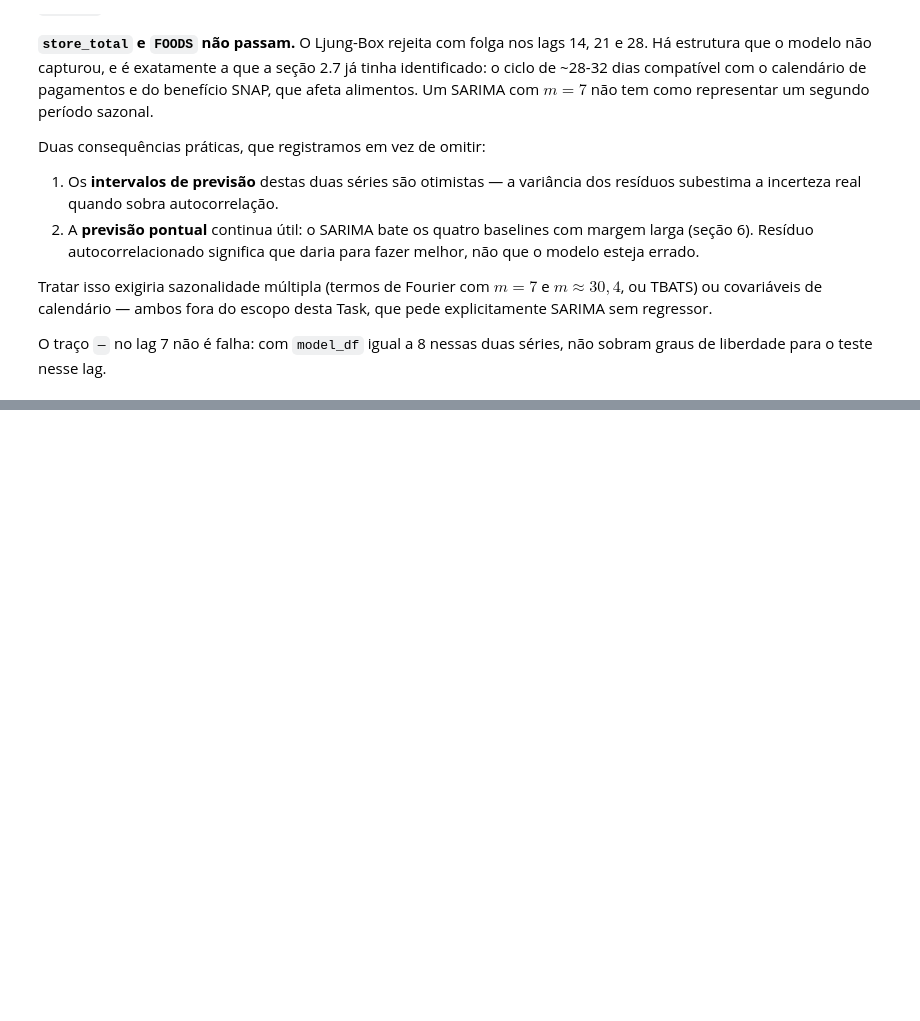
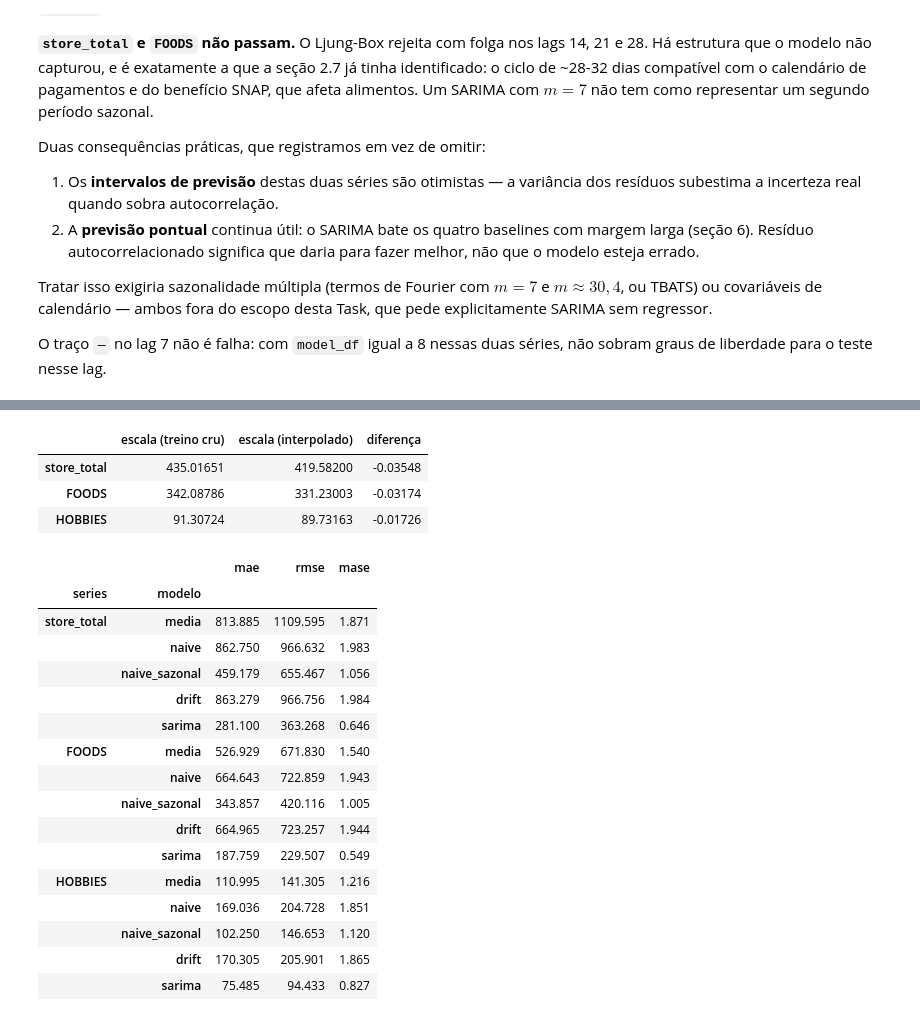
Before and after one commit to Os-Estudiosos/time-series-2026-2, a Jupyter notebook: main.ipynb, the cells around one changed output, grey strips where cells are left out. Cells and saved outputs as stored; diff of their text form; code cells hidden in the pictures; blank space fills up the shorter version.

```diff
--- a/main.ipynb
+++ b/main.ipynb
@@ -1573,0 +1686,64 @@ for i, s in enumerate(SERIES, start=11):
+# %%
+# Recalcula a escala lendo o CSV do zero, exatamente como o corretor faz.
+_bruto = pd.read_csv(DATA / "treino.csv")
+for s in SERIES:
+    _y = _bruto[s].to_numpy(dtype=float)
+    _esperado = float(np.abs(_y[M:] - _y[:-M]).mean())
+    assert abs(ESCALA_MASE[s] - _esperado) < 1e-9, f"escala do MASE divergente em {s}"
+
+escalas = pd.DataFrame({
+    "escala (treino cru)": ESCALA_MASE,
+    "escala (interpolado)": {
+        s: float(np.abs((_z := train_fit[s].to_numpy(float))[M:] - _z[:-M]).mean())
+        for s in SERIES
+    },
+})
+escalas["diferença"] = (escalas["escala (interpolado)"] / escalas["escala (treino cru)"] - 1)
+escalas.round(5)
+# %% [output]
+|  | escala (treino cru) | escala (interpolado) | diferença |
+| store_total | 435.01651 | 419.58200 | -0.03548 |
+| FOODS | 342.08786 | 331.23003 | -0.03174 |
+| HOBBIES | 91.30724 | 89.73163 | -0.01726 |
+# %%
+linhas_met = []
+for s in SERIES:
+    y = val[s].to_numpy(dtype=float)
+    for modelo in MODELOS_ENTREGA:
+        yhat = previsoes.loc[
+            (previsoes["series"] == s) & (previsoes["modelo"] == modelo), "yhat"
+        ].to_numpy(dtype=float)
+        e = yhat - y
+        mae = float(np.abs(e).mean())
+        linhas_met.append({
+            "series": s,
+            "modelo": modelo,
+            "mae": mae,
+            "rmse": float(np.sqrt((e**2).mean())),
+            "mase": mae / ESCALA_MASE[s],
+        })
+
+metricas = pd.DataFrame(linhas_met)
+assert len(metricas) == len(SERIES) * len(MODELOS_ENTREGA) == 15
+assert metricas[["mae", "rmse", "mase"]].gt(0).all().all(), "métrica não positiva"
+assert metricas[["mae", "rmse", "mase"]].notna().all().all()
+
+metricas.set_index(["series", "modelo"]).round(3)
+# %% [output]
+|  |  | mae | rmse | mase |
+| series | modelo |  |  |  |
+| store_total | media | 813.885 | 1109.595 | 1.871 |
+|  | naive | 862.750 | 966.632 | 1.983 |
+|  | naive_sazonal | 459.179 | 655.467 | 1.056 |
+|  | drift | 863.279 | 966.756 | 1.984 |
+|  | sarima | 281.100 | 363.268 | 0.646 |
+| FOODS | media | 526.929 | 671.830 | 1.540 |
+|  | naive | 664.643 | 722.859 | 1.943 |
+|  | naive_sazonal | 343.857 | 420.116 | 1.005 |
+|  | drift | 664.965 | 723.257 | 1.944 |
+|  | sarima | 187.759 | 229.507 | 0.549 |
+| HOBBIES | media | 110.995 | 141.305 | 1.216 |
+|  | naive | 169.036 | 204.728 | 1.851 |
+|  | naive_sazonal | 102.250 | 146.653 | 1.120 |
+|  | drift | 170.305 | 205.901 | 1.865 |
+|  | sarima | 75.485 | 94.433 | 0.827 |
```
Also changed, not shown: parts of 15 cells of this notebook, 10 other files.
